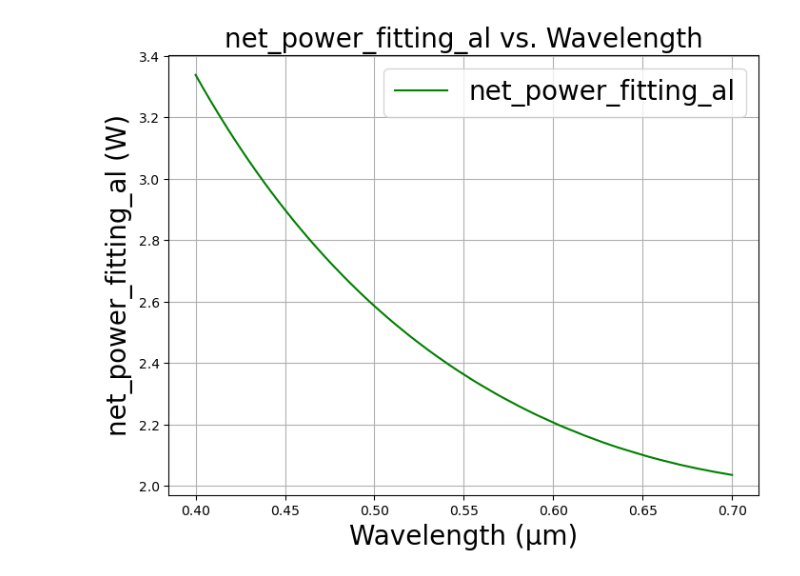
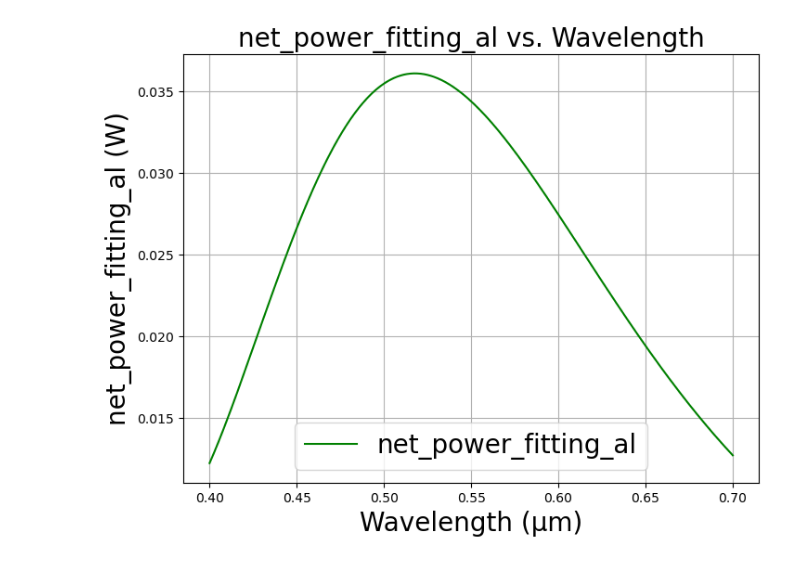
Before and after one commit to M2nion/EIDL, a Jupyter notebook: Tool/Meep/LGD/Meep code/OLED structure/Layer by Layer check/OLED_update_LBL.ipynb, the cells around one changed output. Cells and saved outputs as stored; diff of their text form; code cells hidden in the pictures.

```diff
--- a/Tool/Meep/LGD/Meep code/OLED structure/Layer by Layer check/OLED_update_LBL.ipynb
+++ b/Tool/Meep/LGD/Meep code/OLED structure/Layer by Layer check/OLED_update_LBL.ipynb
@@ -5,7 +5,7 @@ import nlopt
 import numpy as np
 from meep_material import lorentzfit
 # %%
-resolution = 100
+resolution = 400
 nfreq = 300
 fcen = 1.75
 df = 3.3
@@ -258,7 +164,7 @@ sources = [mp.Source(
 sim_fitting_Al = mp.Simulation(
     cell_size=cell_size,
     boundary_layers=boundary_layers,
-    geometry=geometry_fitting_Al,
+    geometry=geometry_fitting_Al[:3],
     default_material=mp.Medium(index = 1),
     sources=sources,
     resolution=resolution,
@@ -434,12 +230,15 @@ for i in range(nfreq):
 # %%
+frequencies = mp.get_flux_freqs(box_power_fitting_Al)
+wavelengths = [1/f for f in frequencies]
+
 plt.figure(figsize=(8,6))
-plt.plot(wavelengths, net_norm, '-', label='net_power_fitting_al', color = 'green')
+plt.plot(wavelengths, net_power_fitting_al, '-', label='net_power_fitting_al', color = 'green')
 plt.xlabel('Wavelength (μm)', fontsize = 20)
 plt.ylabel('net_power_fitting_al (W)', fontsize = 20)
 plt.title('net_power_fitting_al vs. Wavelength', fontsize = 20)
 
 plt.legend(fontsize = 20)
 plt.grid(True)
 plt.show()
 # %% [output]
-[figure, old version]
+[figure, new version]
```
Also changed, not shown: parts of 17 cells of this notebook, 33 other files.
